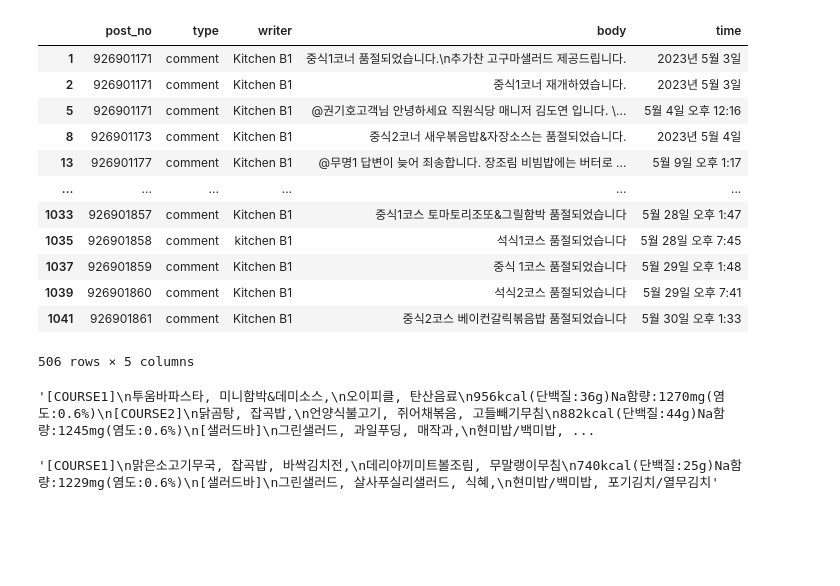
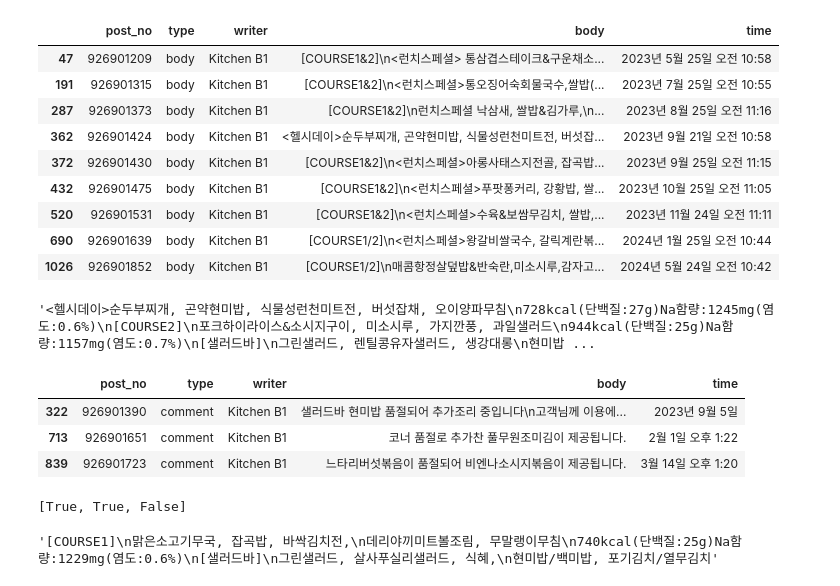
Before and after one commit to jhy6219/cafeteria, a Jupyter notebook: src/eda/EDA.ipynb, the cells around one changed output. Saved outputs shown, nothing was run; the diff lists cells and outputs as text; code cells hidden in the pictures; blank space fills up the shorter version.

```diff
--- a/src/eda/EDA.ipynb
+++ b/src/eda/EDA.ipynb
@@ -6,28 +6,43 @@ import re
 raw_df = pd.read_csv(os.getcwd()+'/data/raw_data.csv')
 # %%
 body_df = raw_df[raw_df.type=='body']
+# %%
+body_df[[ "[COURSE1]" not in i for i in body_df.body]]
+# %% [output]
+|  | post_no | type | writer | body | time |
+| 47 | 926901209 | body | Kitchen B1 | [COURSE1&2]\n<런치스페셜> 통삼겹스테이크&구운채소... | 2023년 5월 25일 오전 10:58 |
+| 191 | 926901315 | body | Kitchen B1 | [COURSE1&2]\n<런치스페셜>통오징어숙회물국수,쌀밥(... | 2023년 7월 25일 오전 10:55 |
+| 287 | 926901373 | body | Kitchen B1 | [COURSE1&2]\n런치스페셜 낙삼새, 쌀밥&김가루,\n... | 2023년 8월 25일 오전 11:16 |
+| 362 | 926901424 | body | Kitchen B1 | <헬시데이>순두부찌개, 곤약현미밥, 식물성런천미트전, 버섯잡... | 2023년 9월 21일 오전 10:58 |
+| 372 | 926901430 | body | Kitchen B1 | [COURSE1&2]\n<런치스페셜>아롱사태스지전골, 잡곡밥... | 2023년 9월 25일 오전 11:15 |
+| 432 | 926901475 | body | Kitchen B1 | [COURSE1&2]\n<런치스페셜>푸팟퐁커리, 강황밥, 쌀... | 2023년 10월 25일 오전 11:05 |
+| 520 | 926901531 | body | Kitchen B1 | [COURSE1&2]\n<런치스페셜>수육&보쌈무김치, 쌀밥,... | 2023년 11월 24일 오전 11:11 |
+| 690 | 926901639 | body | Kitchen B1 | [COURSE1/2]\n<런치스페셜>왕갈비쌀국수, 갈릭계란볶... | 2024년 1월 25일 오전 10:44 |
+| 1026 | 926901852 | body | Kitchen B1 | [COURSE1/2]\n매콤항정살덮밥&반숙란,미소시루,감자고... | 2024년 5월 24일 오전 10:42 |
+# %%
+body_df.body[362]
+# %% [output]
+'<헬시데이>순두부찌개, 곤약현미밥, 식물성런천미트전, 버섯잡채, 오이양파무침\n728kcal(단백질:27g)Na함량:1245mg(염도:0.6%)\n[COURSE2]\n포크하이라이스&소시지구이, 미소시루, 가지깐풍, 과일샐러드\n944kcal(단백질:25g)Na함량:1157mg(염도:0.7%)\n[샐러드바]\n그린샐러드, 렌틸콩유자샐러드, 생강대롱\n현미밥 ...
 # %%
-comment_df = raw_df[(raw_df.type=='comment') & (raw_df.writer.isin(['Kitchen B1','kitchen B1']))]
+comment_df = raw_df[(raw_df.type=='comment') &
+                    (raw_df.writer.isin(['Kitchen B1','kitchen B1']))]
+soldout_df= comment_df[["품절" in i for i in comment_df.body]]
 # %%
-comment_df
+soldout_df[[ ("1코너" not in i) &
+             ("1코스" not in i) &
+             ("2코너" not in i) &
+             ("2코스" not in i) for i in soldout_df.body]]
 # %% [output]
 |  | post_no | type | writer | body | time |
-| 1 | 926901171 | comment | Kitchen B1 | 중식1코너 품절되었습니다.\n추가찬 고구마샐러드 제공드립니다. | 2023년 5월 3일 |
-| 2 | 926901171 | comment | Kitchen B1 | 중식1코너 재개하였습니다. | 2023년 5월 3일 |
-| 5 | 926901171 | comment | Kitchen B1 | @권기호고객님 안녕하세요 직원식당 매니저 김도연 입니다. \... | 5월 4일 오후 12:16 |
-| 8 | 926901173 | comment | Kitchen B1 | 중식2코너 새우볶음밥&자장소스는 품절되었습니다. | 2023년 5월 4일 |
-| 13 | 926901177 | comment | Kitchen B1 | @무명1 답변이 늦어 죄송합니다. 장조림 비빔밥에는 버터로 ... | 5월 9일 오후 1:17 |
-| ... | ... | ... | ... | ... | ... |
-| 1033 | 926901857 | comment | Kitchen B1 | 중식1코스 토마토리조또&그릴함박 품절되었습니다 | 5월 28일 오후 1:47 |
-| 1035 | 926901858 | comment | kitchen B1 | 석식1코스 품절되었습니다 | 5월 28일 오후 7:45 |
-| 1037 | 926901859 | comment | Kitchen B1 | 중식 1코스 품절되었습니다 | 5월 29일 오후 1:48 |
-| 1039 | 926901860 | comment | Kitchen B1 | 석식2코스 품절되었습니다 | 5월 29일 오후 7:41 |
-| 1041 | 926901861 | comment | Kitchen B1 | 중식2코스 베이컨갈릭볶음밥 품절되었습니다 | 5월 30일 오후 1:33 |
+| 322 | 926901390 | comment | Kitchen B1 | 샐러드바 현미밥 품절되어 추가조리 중입니다\n고객님께 이용에... | 2023년 9월 5일 |
+| 713 | 926901651 | comment | Kitchen B1 | 코너 품절로 추가찬 풀무원조미김이 제공됩니다. | 2월 1일 오후 1:22 |
+| 839 | 926901723 | comment | Kitchen B1 | 느타리버섯볶음이 품절되어 비엔나소시지볶음이 제공됩니다. | 3월 14일 오후 1:20 |
-506 rows × 5 columns
 # %%
-body_df.body[0]
+strings = ["aString", "yetAnotherString", "evenAnotherOne"]
+
+["String" in i for i in strings]
 # %% [output]
-'[COURSE1]\n투움바파스타, 미니함박&데미소스,\n오이피클, 탄산음료\n956kcal(단백질:36g)Na함량:1270mg(염도:0.6%)\n[COURSE2]\n닭곰탕, 잡곡밥,\n언양식불고기, 쥐어채볶음, 고들빼기무침\n882kcal(단백질:44g)Na함량:1245mg(염도:0.6%)\n[샐러드바]\n그린샐러드, 과일푸딩, 매작과,\n현미밥/백미밥, ...
+[True, True, False]
 # %%
 body_df.body[102]
 # %% [output]
```
